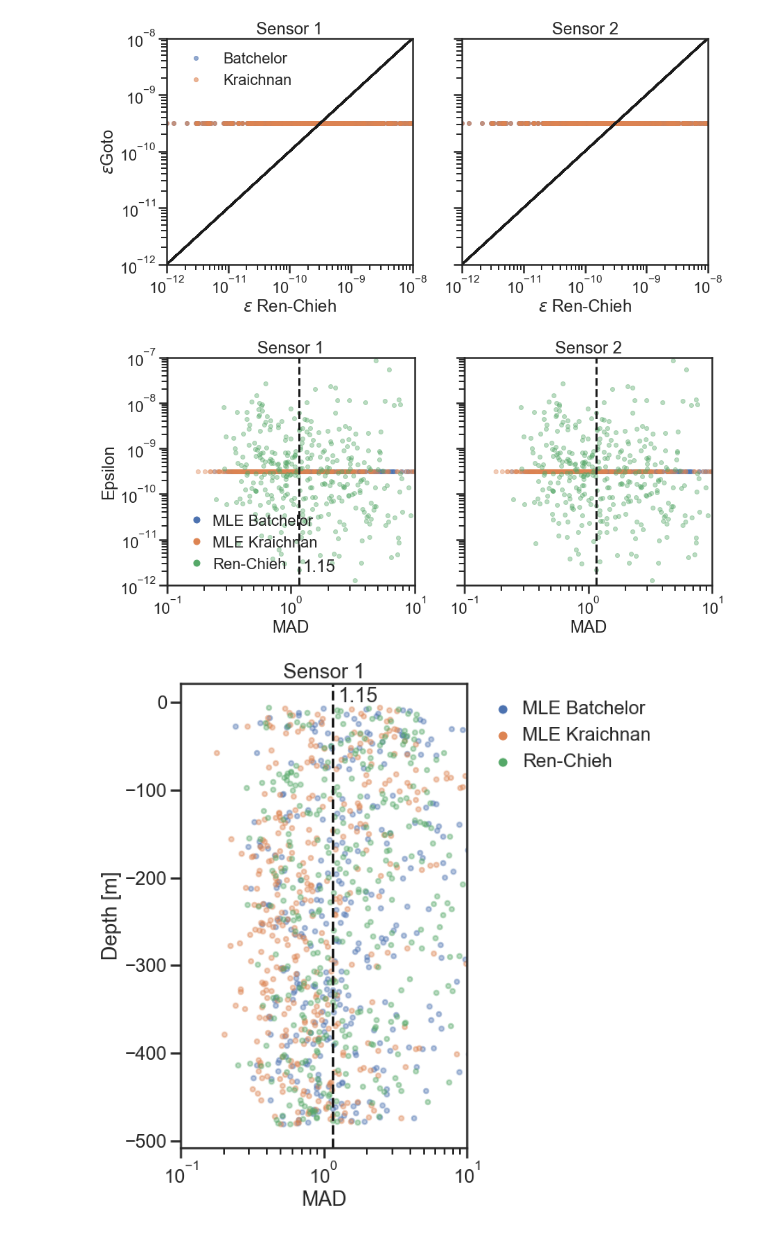
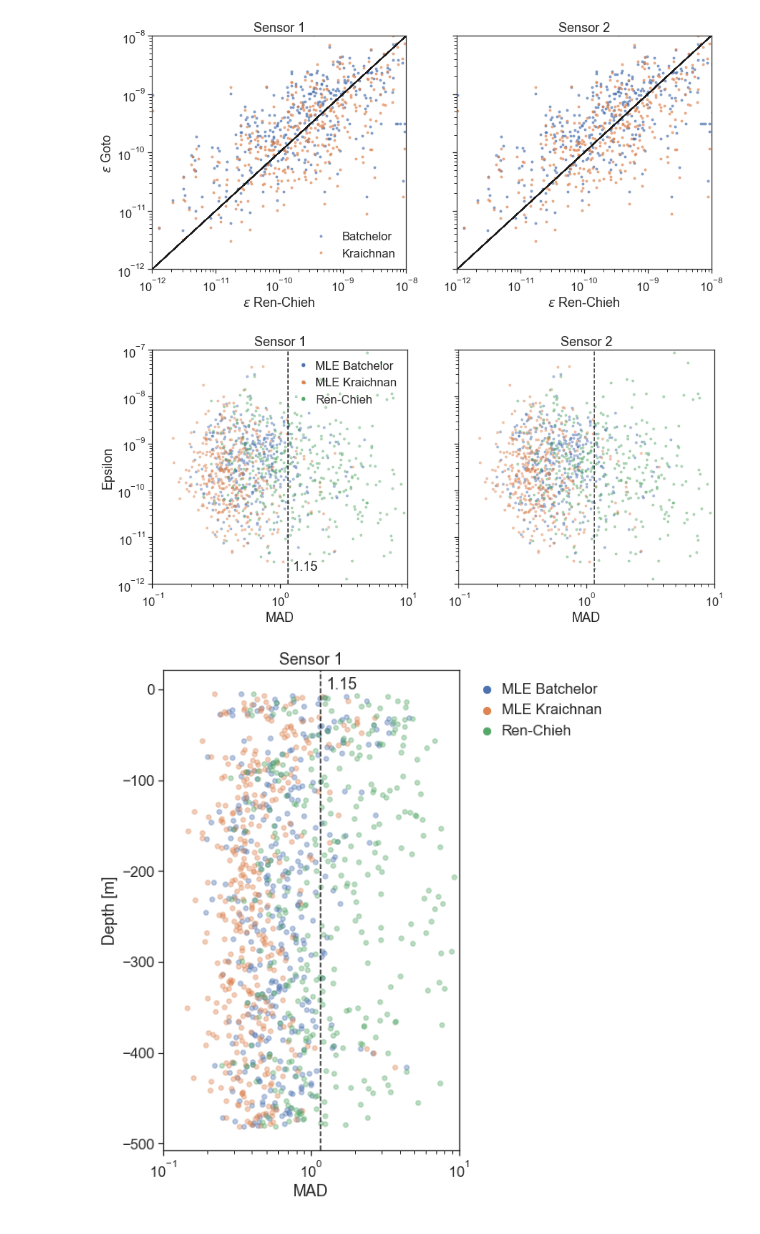
Before and after one commit to sessink/epsilon_from_emapex, a Jupyter notebook: notebooks/epsilon_calculation.ipynb, the cells around one changed output. Saved outputs shown, nothing was run; the diff lists cells and outputs as text; code cells hidden in the pictures.

```diff
--- a/notebooks/epsilon_calculation.ipynb
+++ b/notebooks/epsilon_calculation.ipynb
@@ -454,2 +389,9 @@ rc = all_profiles.hvplot(x='k_rpm',y='batch_rc',label='RC',**arguments)
 # %% [output]
 [interactive output not drawn]
+# %%
+# sns.set(context='paper', style='ticks', font_scale=1.5)
+sns.set(context='notebook',style='ticks', font_scale=1.5)
+# %%
+ds['log_eps_rc'] = np.log10(ds.eps_rc)
+ds['log_eps1_bat'] = np.log10(ds.eps1_bat)
+ds['log_eps1_kra'] = np.log10(ds.eps1_kra)
@@ -456,22 +415,21 @@ rc = all_profiles.hvplot(x='k_rpm',y='batch_rc',label='RC',**arguments)
 # %%
-sns.set(context='poster',style='ticks')
 f,ax = plt.subplots(1,2,figsize=(14,6), sharey =True)
-ax[0].plot( all_profiles.eps_rc, all_profiles.eps1_bat,'.',label='Batchelor', alpha=0.6)
-ax[0].plot( all_profiles.eps_rc, all_profiles.eps1_kra,'.',label='Kraichnan', alpha=0.6)
+ax[0].plot( ds.eps_rc, ds.eps1_bat,'.',label='Batchelor', alpha=0.6)
+ax[0].plot( ds.eps_rc, ds.eps1_kra,'.',label='Kraichnan', alpha=0.6)
 
-ax[0].plot( all_profiles.eps_rc, all_profiles.eps_rc, color='k')
+ax[0].plot( ds.eps_rc, ds.eps_rc, color='k')
 ax[0].set_yscale('log')
 ax[0].set_xscale('log')
 ax[0].set_xlim(1e-12,1e-8)
 ax[0].set_ylim(1e-12,1e-8)
 ax[0].set_xlabel(r'$\epsilon$ Ren-Chieh')
-ax[0].set_ylabel(r'$\epsilon$Goto')
+ax[0].set_ylabel(r'$\epsilon$ Goto')
 ax[0].set_title(r'Sensor 1')
 ax[0].legend()
 
-ax[1].plot( all_profiles.eps_rc, all_profiles.eps2_bat,'.',label='Batchelor', alpha=0.6)
-ax[1].plot( all_profiles.eps_rc, all_profiles.eps2_kra,'.',label='Kraichnan', alpha=0.6)
-ax[1].plot( all_profiles.eps_rc, all_profiles.eps_rc, color='k')
+ax[1].plot( ds.eps_rc, ds.eps2_bat,'.',label='Batchelor', alpha=0.6)
+ax[1].plot( ds.eps_rc, ds.eps2_kra,'.',label='Kraichnan', alpha=0.6)
+ax[1].plot( ds.eps_rc, ds.eps_rc, color='k')
 ax[1].set_yscale('log')
 ax[1].set_xscale('log')
 ax[1].set_xlim(1e-12,1e-8)
@@ -481,7 +439,7 @@ ax[1].set_title(r'Sensor 2')
 plt.savefig('../figures/scatter_goto_vs_rc_2sensors.pdf')
 plt.show()
 # %% [output]
-[figure, old version]
+[figure, new version]
 # %%
 def plot_mad(ax,ds,sensor,mad_max,title,ylabel,xlabel):
     if sensor==1:
@@ -508,47 +466,45 @@ def plot_mad(ax,ds,sensor,mad_max,title,ylabel,xlabel):
     ax.axvline(mad_max, color='k', ls='dashed')
 
 mad_max = 2*np.sqrt(2/6)
-sns.set(context='poster',style='ticks')
 f,ax = plt.subplots(1,2,figsize=(14,6), sharey =True)
-plot_mad(ax[0],all_profiles,1,mad_max,'Sensor 1','Epsilon','MAD')
-plot_mad(ax[1],all_profiles,2,mad_max,'Sensor 2','Epsilon','MAD')
+plot_mad(ax[0],ds,1,mad_max,'Sensor 1','Epsilon','MAD')
+plot_mad(ax[1],ds,2,mad_max,'Sensor 2','Epsilon','MAD')
 
 plt.savefig('../figures/scatter_mad_vs_eps_2sensors.pdf')
 plt.show()
 # %% [output]
-[figure, old version]
+[figure, new version]
 # %%
 def scatter_mad_w_depth(ax,ds,sensor,mad_max,title,ylabel,xlabel):
     s=30
     if sensor==1:
         ax.scatter( ds.mad1_bat,ds.z,s,label='MLE Batchelor', alpha=0.4, color=None)
         ax.scatter( ds.mad1_kra,ds.z,s,label='MLE Kraichnan', alpha=0.4)
         ax.scatter( ds.mad1_rc,ds.z,s,label='Ren-Chieh', alpha=0.4)
         ax.annotate(f'{mad_max:1.2f}',(mad_max+0.1,2e-12))
         leg = ax.legend(handletextpad=0.05, markerscale=1.5, loc='upper left',
                bbox_to_anchor=(1, 1))
         ax.set_ylabel(ylabel)
         for lh in leg.legendHandles:
             lh.set_alpha(1)
     elif sensor==2:
         ax.scatter( ds.mad2_bat,ds.z,s,label='MLE Batchelor', alpha=0.4)
         ax.scatter( ds.mad2_kra,ds.z,s,label='MLE Kraichnan', alpha=0.4)
         ax.scatter( ds.mad2_rc,ds.z,s,label='Ren-Chieh', alpha=0.4)
     else:
         raise ValueError('Only 2 sensors!')
 #     ax.set_yscale('log')
     ax.set_xscale('log')
     ax.set_xlim(1e-1,1e1)
 #     ax.set_ylim(1e-12,1e-7)
     ax.set_xlabel(xlabel)
     ax.set_title(title)
     ax.axvline(mad_max, color='k', ls='dashed')
 
 mad_max = 2*np.sqrt(2/6)
-sns.set(context='poster',style='ticks')
 f,ax = plt.subplots(1,1,figsize=(6,10), sharey =True)
-scatter_mad_w_depth(ax,all_profiles,1,mad_max,'Sensor 1','Depth [m]','MAD')
+scatter_mad_w_depth(ax,ds,1,mad_max,'Sensor 1','Depth [m]','MAD')
 plt.savefig('../figures/scatter_mad_vs_depth.pdf')
 plt.show()
 # %% [output]
-[figure, old version]
+[figure, new version]
```
Also changed, not shown: parts of 19 cells of this notebook, 2 other files.
